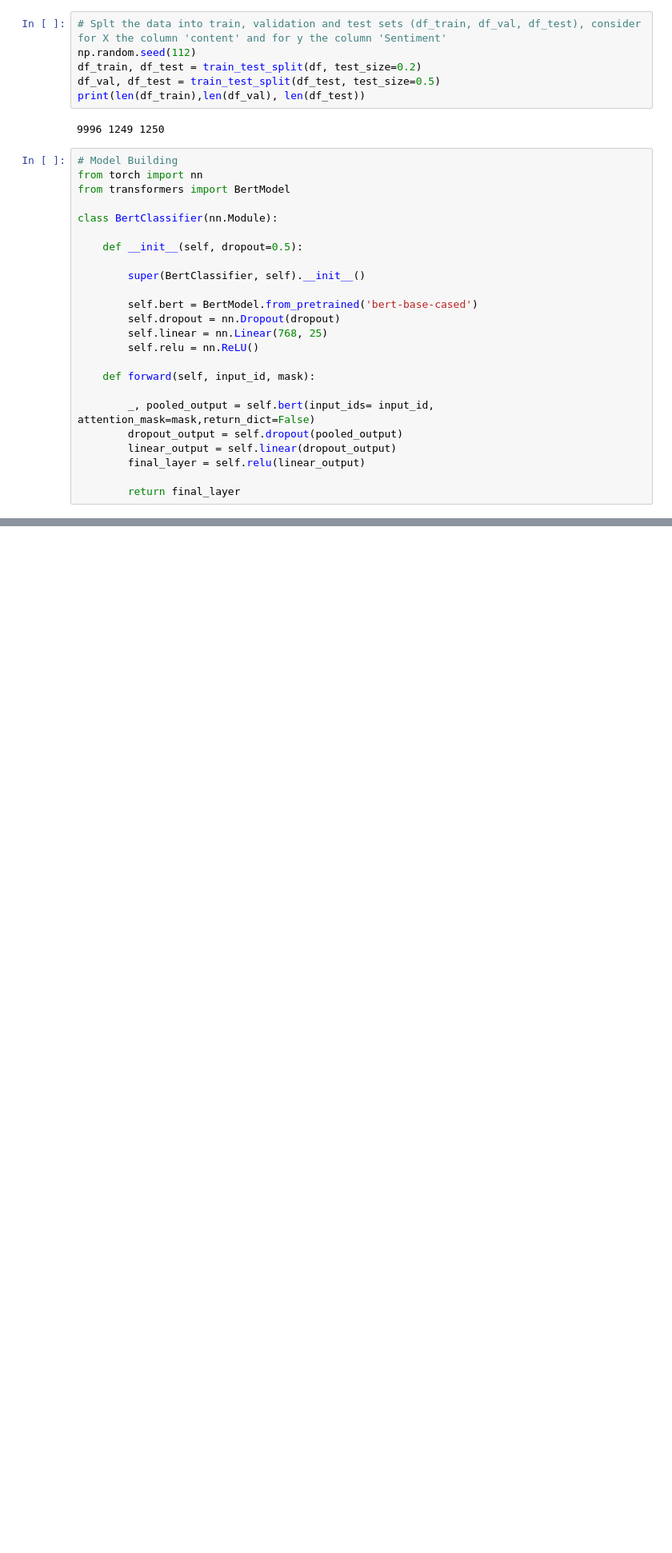
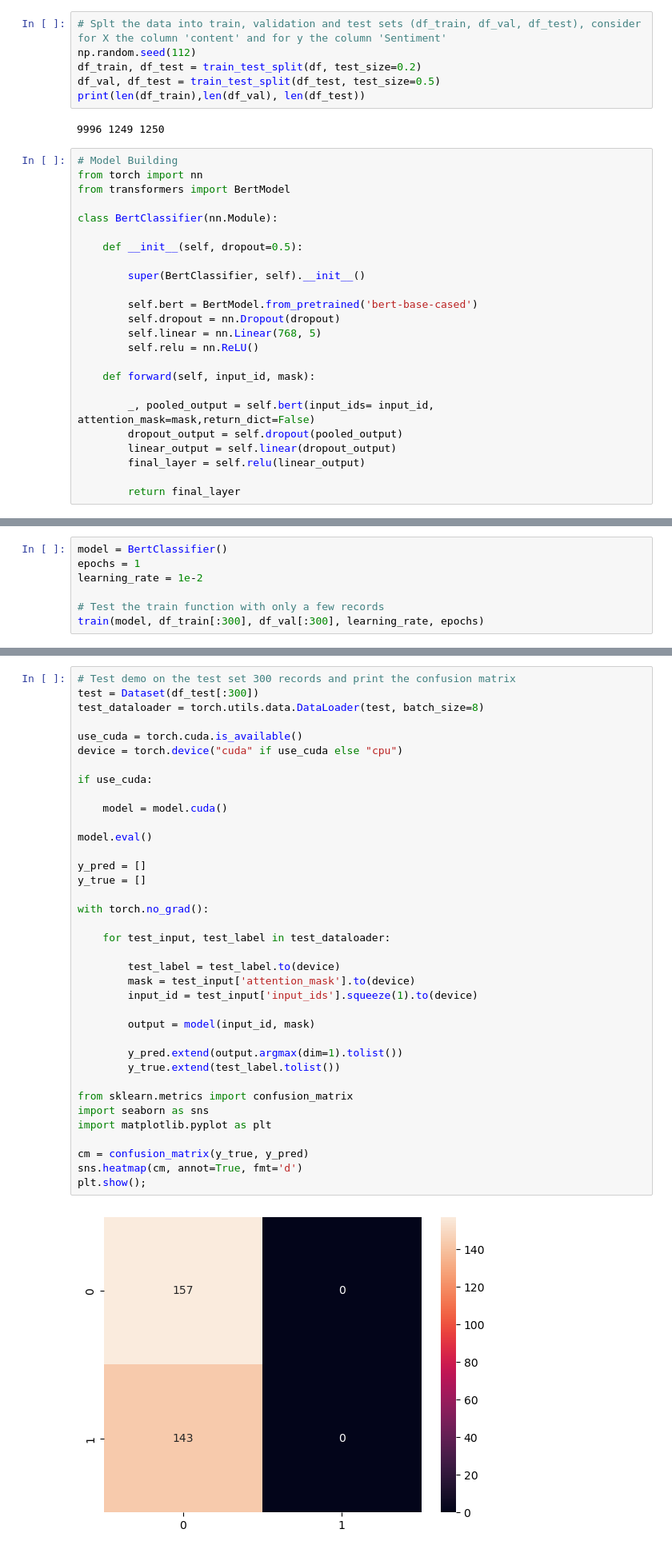
Before and after one commit to placenciohid/INFO765PROJECT, a Jupyter notebook: M2.ipynb, the cells around one changed output, grey strips where cells are left out. Shown at 80% size. Drawn from its saved outputs; the diff is of its cells as text; blank space fills up the shorter version.

```diff
--- a/M2.ipynb
+++ b/M2.ipynb
@@ -577,7 +577,7 @@ class BertClassifier(nn.Module):
 
         self.bert = BertModel.from_pretrained('bert-base-cased')
         self.dropout = nn.Dropout(dropout)
-        self.linear = nn.Linear(768, 25)
+        self.linear = nn.Linear(768, 5)
         self.relu = nn.ReLU()
 
     def forward(self, input_id, mask):
@@ -670,0 +658,7 @@ Some weights of the model checkpoint at bert-base-cased were not used when initi
+# %%
+model = BertClassifier()
+epochs = 1
+learning_rate = 1e-2
+
+# Test the train function with only a few records
+train(model, df_train[:300], df_val[:300], learning_rate, epochs)
@@ -670,0 +671,39 @@ Some weights of the model checkpoint at bert-base-cased were not used when initi
+# %%
+# Test demo on the test set 300 records and print the confusion matrix
+test = Dataset(df_test[:300])
+test_dataloader = torch.utils.data.DataLoader(test, batch_size=8)
+
+use_cuda = torch.cuda.is_available()
+device = torch.device("cuda" if use_cuda else "cpu")
+
+if use_cuda:
+
+    model = model.cuda()
+
+model.eval()
+
+y_pred = []
+y_true = []
+
+with torch.no_grad():
+
+    for test_input, test_label in test_dataloader:
+
+        test_label = test_label.to(device)
+        mask = test_input['attention_mask'].to(device)
+        input_id = test_input['input_ids'].squeeze(1).to(device)
+
+        output = model(input_id, mask)
+
+        y_pred.extend(output.argmax(dim=1).tolist())
+        y_true.extend(test_label.tolist())
+
+from sklearn.metrics import confusion_matrix
+import seaborn as sns
+import matplotlib.pyplot as plt
+
+cm = confusion_matrix(y_true, y_pred)
+sns.heatmap(cm, annot=True, fmt='d')
+plt.show();
+# %% [output]
+[figure, added]
```
Also changed, not shown: parts of 3 cells of this notebook.
